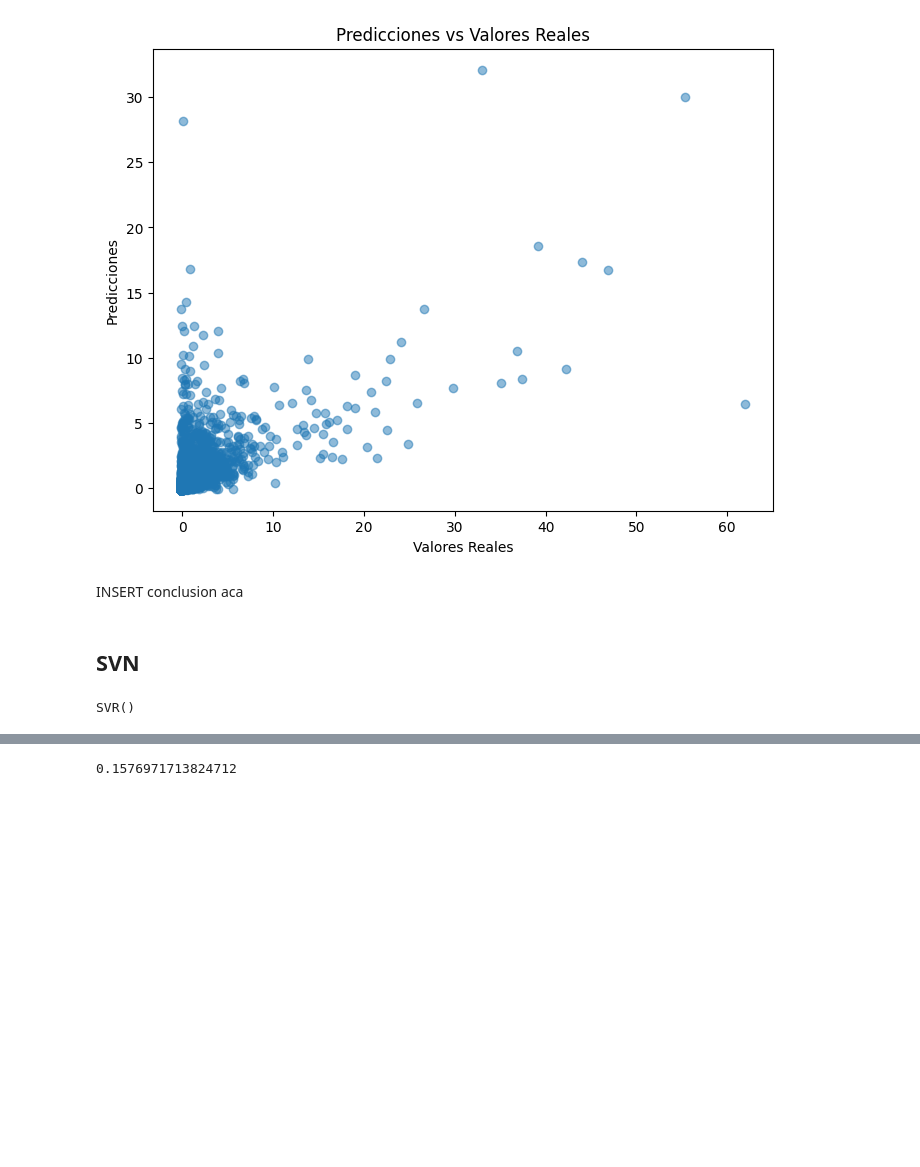
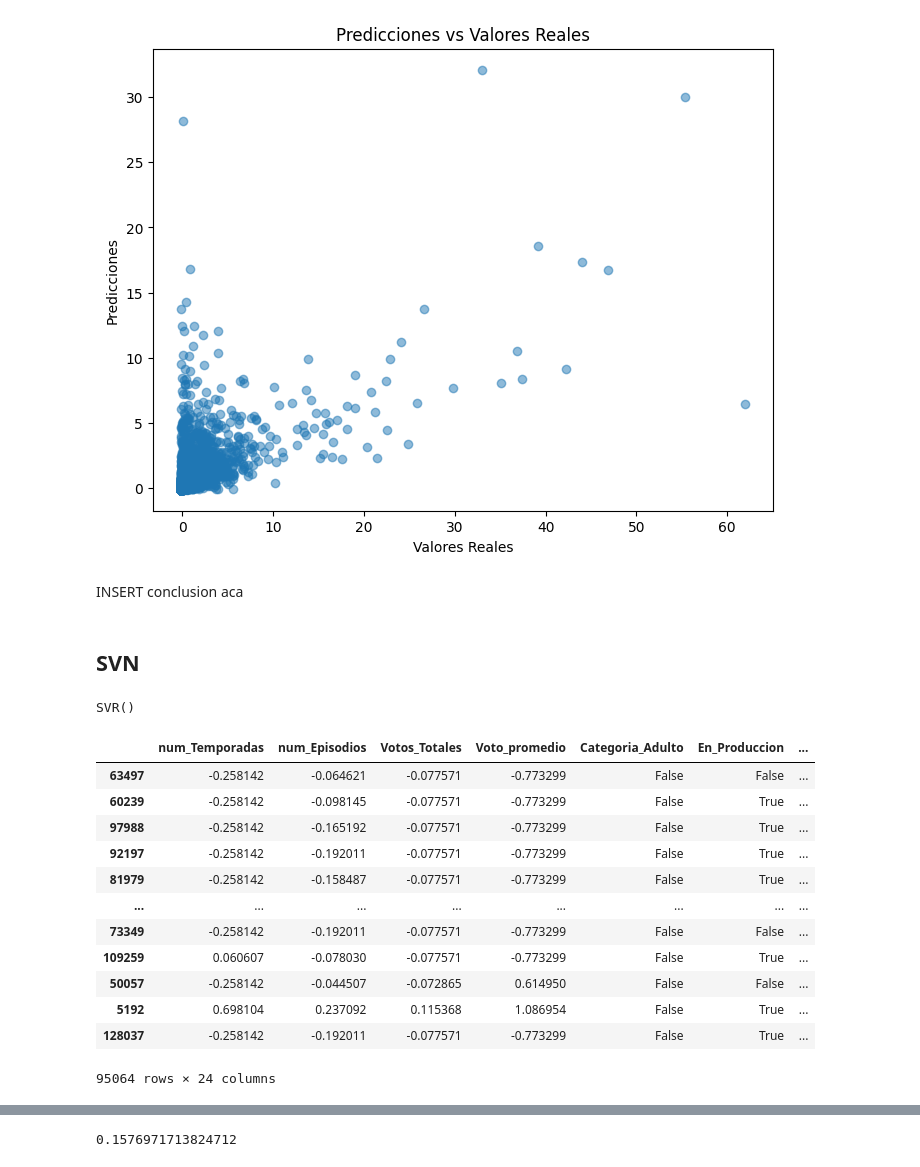
Before and after one commit to PedroJofreEsc/popularidad-de-series, a Jupyter notebook: popularidad de series Jofre.ipynb, the cells around one changed output, grey strips where cells are left out. Cells and saved outputs as stored; diff of their text form; code cells hidden in the pictures; blank space fills up the shorter version.

```diff
--- a/popularidad de series Jofre.ipynb
+++ b/popularidad de series Jofre.ipynb
@@ -726,9 +666,18 @@ plt.show()
 INSERT conclusion aca
 # %% [markdown]
 ## SVN
+# %%
+tmdb_svn=tmdb.copy()
+
+tmdb_svn=tmdb_svn.drop(columns=['id','Nombre_Serie','Nombre_Original','Tipo_Show','Status','Pais_Origen','estacion_I_n','estacion_F_n','Fecha_Inicio','Fecha_Fin'])
+numeric_features =["num_Temporadas","num_Episodios","Votos_Totales","Voto_promedio","Popularidad","Duracion_episodio","Mes_F",'Mes_I',"scripted","anho_I","anho_F","num_Generos","num_Idiomas"]
+X = tmdb_svn[numeric_features]
+scaler = StandardScaler()
+X_normalized = scaler.fit_transform(X)
+df_normalized = pd.DataFrame(X_normalized, columns=numeric_features)
+tmdb_svn[numeric_features]=df_normalized
 # %%
-tmdb_svn=tmdb.copy()
-train_svn, test_svn =train_test_split(tmdb_forest,test_size=0.3, random_state=1)
+train_svn, test_svn =train_test_split(tmdb_svn,test_size=0.3, random_state=1)
 X_train=train_svn.drop('Popularidad',axis=1)
 X_test=test_svn.drop('Popularidad',axis=1)
 y_train=train_svn['Popularidad'].copy()
@@ -738,3 +687,19 @@ model_svn = svm.SVR()
 model_svn.fit(X_train, y_train)
 # %% [output]
 SVR()
+# %%
+X_train
+# %% [output]
+|  | num_Temporadas | num_Episodios | Votos_Totales | Voto_promedio | Categoria_Adulto | En_Produccion | ... |
+| 63497 | -0.258142 | -0.064621 | -0.077571 | -0.773299 | False | False | ... |
+| 60239 | -0.258142 | -0.098145 | -0.077571 | -0.773299 | False | True | ... |
+| 97988 | -0.258142 | -0.165192 | -0.077571 | -0.773299 | False | True | ... |
+| 92197 | -0.258142 | -0.192011 | -0.077571 | -0.773299 | False | True | ... |
+| 81979 | -0.258142 | -0.158487 | -0.077571 | -0.773299 | False | True | ... |
+| ... | ... | ... | ... | ... | ... | ... | ... |
+| 73349 | -0.258142 | -0.192011 | -0.077571 | -0.773299 | False | False | ... |
+| 109259 | 0.060607 | -0.078030 | -0.077571 | -0.773299 | False | True | ... |
+| 50057 | -0.258142 | -0.044507 | -0.072865 | 0.614950 | False | False | ... |
+| 5192 | 0.698104 | 0.237092 | 0.115368 | 1.086954 | False | True | ... |
+| 128037 | -0.258142 | -0.192011 | -0.077571 | -0.773299 | False | True | ... |
+95064 rows × 24 columns
```
Also changed, not shown: parts of 34 cells of this notebook.
